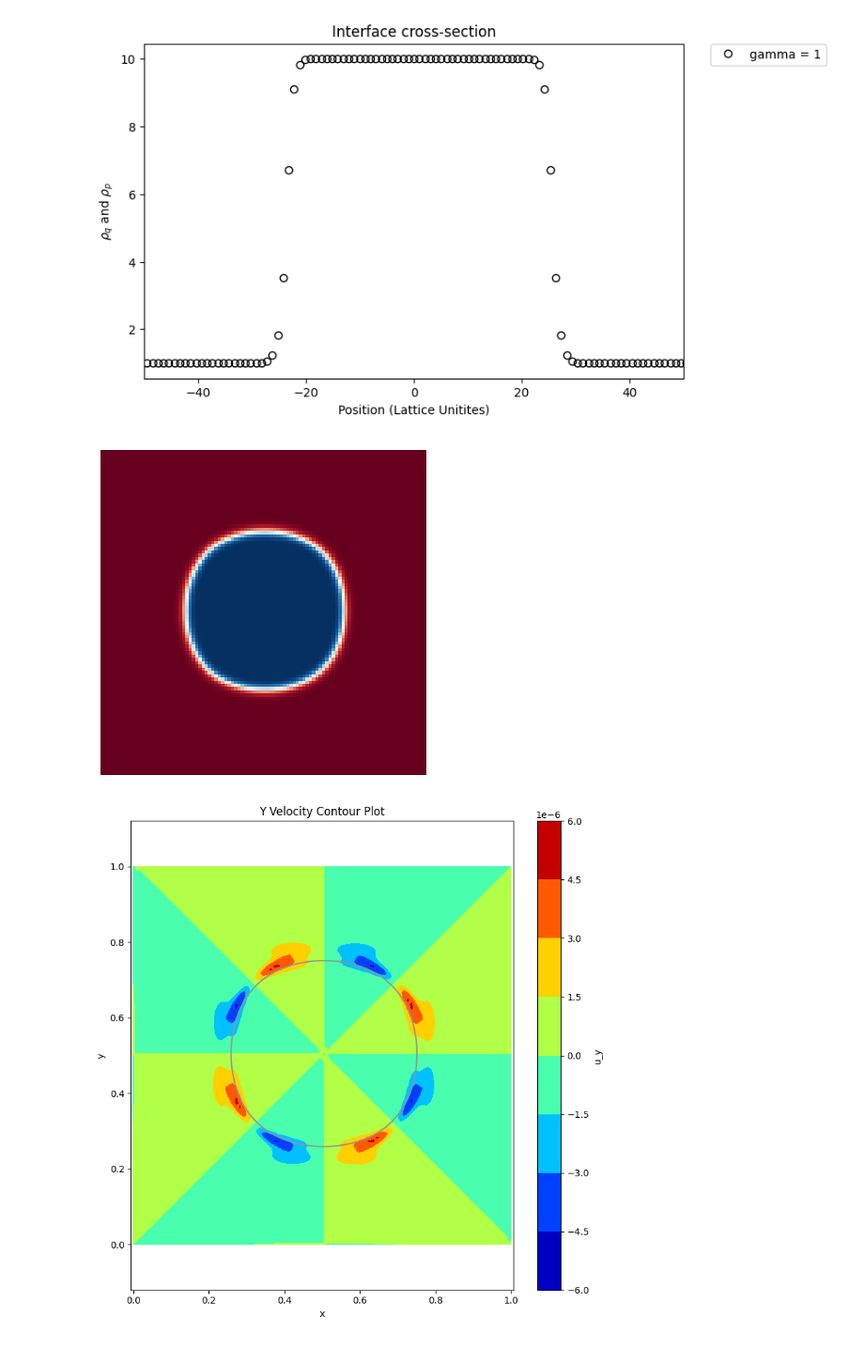
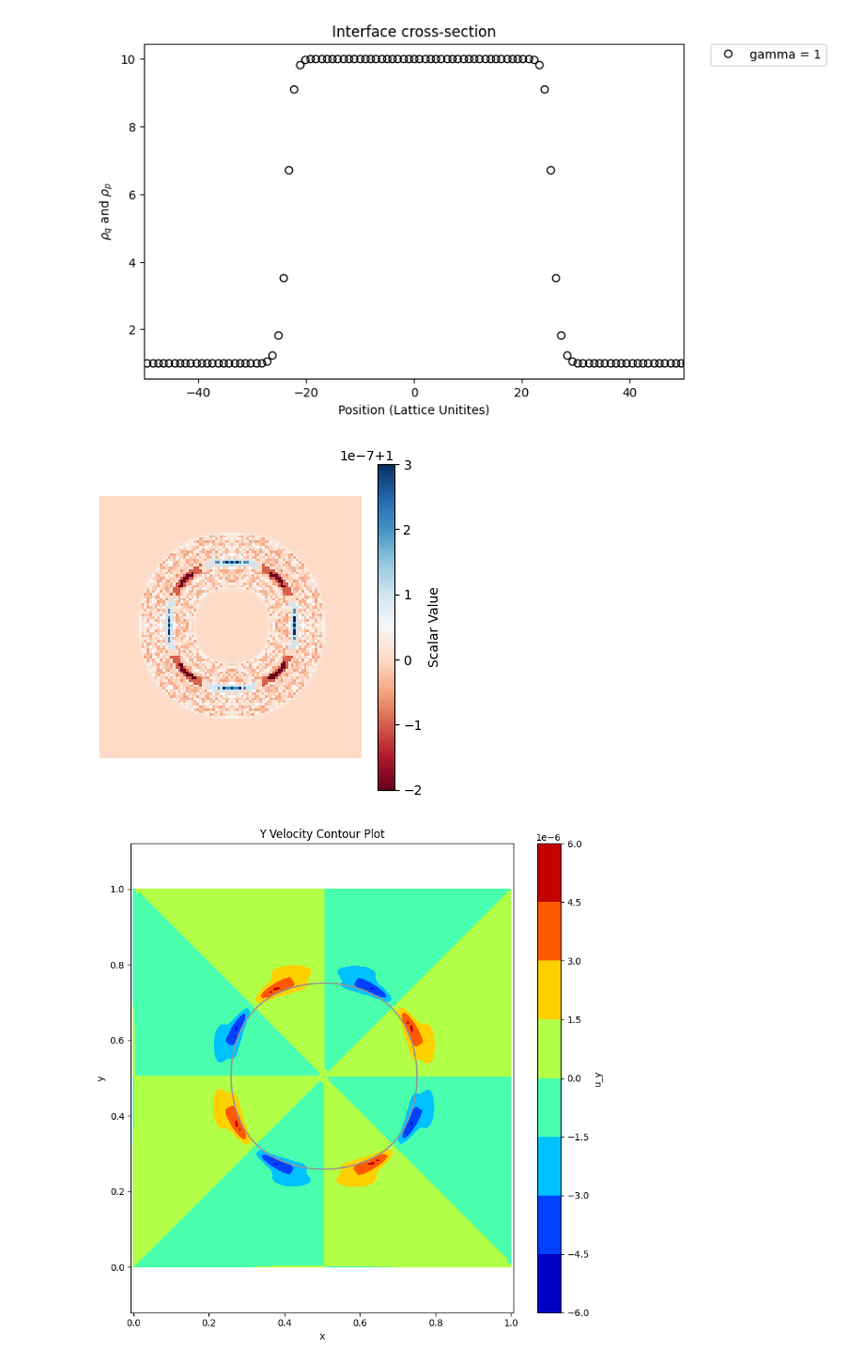
Before and after one commit to MariaRosaAmorim/MassDeviation_CUDA, a Jupyter notebook: original_results/vis.ipynb, the cells around one changed output. Shown at 94% size. Cells and saved outputs as stored; diff of their text form; code cells hidden in the pictures.

```diff
--- a/original_results/vis.ipynb
+++ b/original_results/vis.ipynb
@@ -108,19 +108,23 @@ a:\CERNN\Mestrado\Repositories\MassDeviation_CUDA/original_results/rho_p.txt
 # %%
 plt.figure(figsize=(4.5, 4.5))
 plt.pcolormesh(
-    X, Y, (rho_p_num).transpose(), shading="auto", cmap="RdBu"
+    X,
+    Y,
+    (rho_p_num).transpose() / 10 + (rho_q_num).transpose(),
+    shading="auto",
+    cmap="RdBu",
 )  # or 'inferno', 'plasma', etc.
-# plt.colorbar(label='Scalar Value')
+plt.colorbar(label="Scalar Value")
 # plt.xlabel("x")
 # plt.ylabel("y")
 # plt.title("Density")
 plt.axis("equal")
 plt.axis("off")  # hides frame, ticks, labels
 # plt.grid(True)
 plt.savefig("top_gamma50.png", dpi=500)
 plt.show()
 # %% [output]
-[figure, old version]
+[figure, new version]
 # %%
 dir = os.getcwd() + f"/original_results/ux.txt"
 
```
Also changed, not shown: 15 other files.
